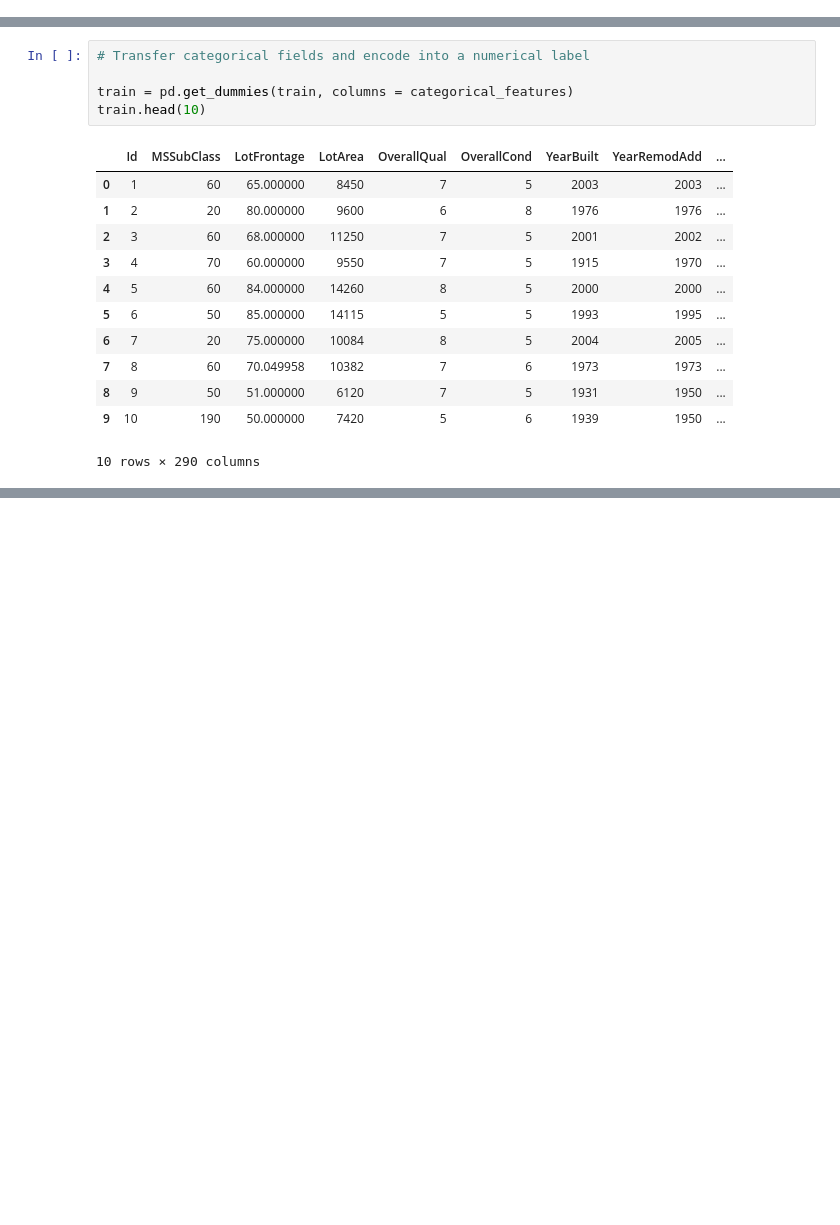
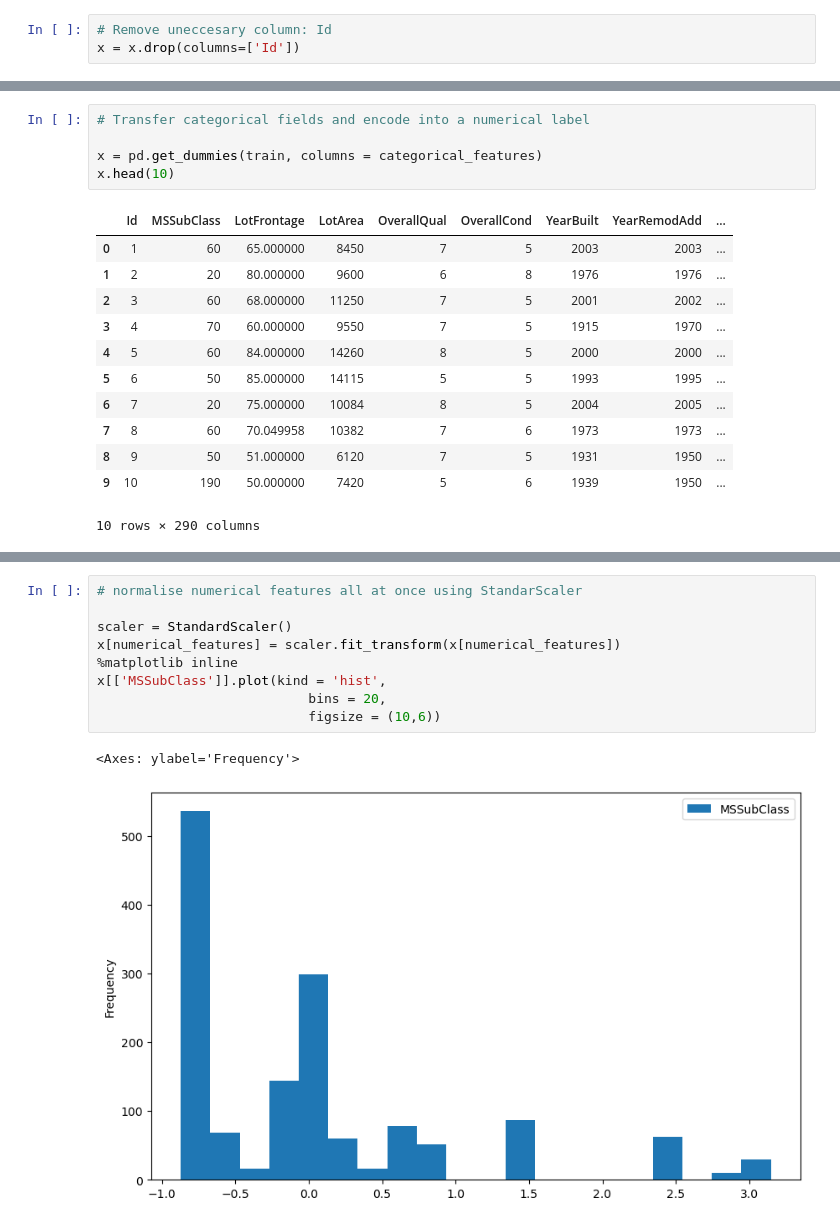
Before and after one commit to arsedianivan/houseprice, a Jupyter notebook: HouseRegression.ipynb, the cells around one changed output, grey strips where cells are left out. Cells and saved outputs as stored; diff of their text form; blank space fills up the shorter version.

```diff
--- a/HouseRegression.ipynb
+++ b/HouseRegression.ipynb
@@ -269,6 +269,9 @@ x.head(10)
 | 8 | 9 | 50 | RM | 51.000000 | 6120 | Pave | Unknown | Reg | Lvl | ... |
 | 9 | 10 | 190 | RL | 50.000000 | 7420 | Pave | Unknown | Reg | Lvl | ... |
 10 rows × 80 columns
+# %%
+# Remove uneccesary column: Id
+x = x.drop(columns=['Id'])
 # %%
 # Split numerical from categorical features
 
@@ -277,8 +280,8 @@ categorical_features = x.select_dtypes(include=['object']).columns
 # %%
 # Transfer categorical fields and encode into a numerical label
 
-train = pd.get_dummies(train, columns = categorical_features)
-train.head(10)
+x = pd.get_dummies(train, columns = categorical_features)
+x.head(10)
 # %% [output]
 |  | Id | MSSubClass | LotFrontage | LotArea | OverallQual | OverallCond | YearBuilt | YearRemodAdd | ... |
 | 0 | 1 | 60 | 65.000000 | 8450 | 7 | 5 | 2003 | 2003 | ... |
@@ -354,3 +342,15 @@ min        20.000000
 75%        70.000000
 max       190.000000
 Name: MSSubClass, dtype: float64
+# %%
+# normalise numerical features all at once using StandarScaler
+
+scaler = StandardScaler()
+x[numerical_features] = scaler.fit_transform(x[numerical_features])
+%matplotlib inline
+x[['MSSubClass']].plot(kind = 'hist',
+                           bins = 20,
+                           figsize = (10,6))
+# %% [output]
+<Axes: ylabel='Frequency'>
+[figure, added]
```
Also changed, not shown: parts of 9 cells of this notebook.
